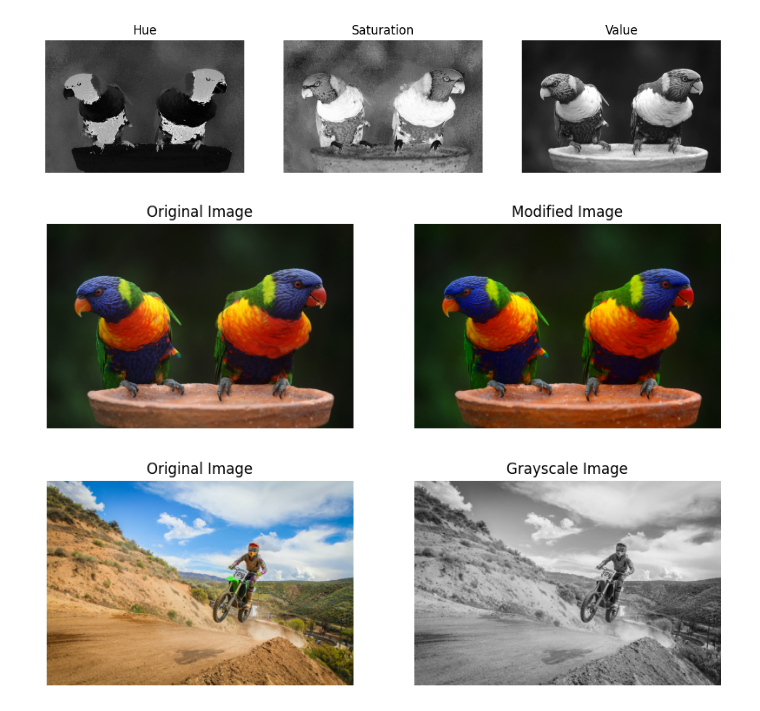
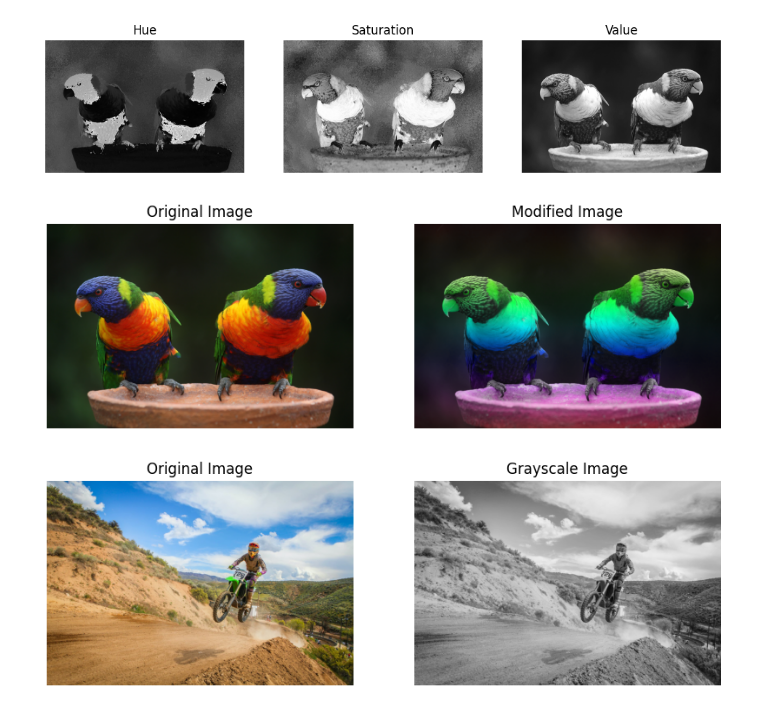
Before and after one commit to omarnust/ComputerVision, a Jupyter notebook: 02-color.ipynb, the cells around one changed output. Saved outputs shown, nothing was run; the diff lists cells and outputs as text; code cells hidden in the pictures.

```diff
--- a/02-color.ipynb
+++ b/02-color.ipynb
@@ -101,38 +101,38 @@ image = cv2.imread('data/images/parrots.jpg')
 image_hsv = cv2.cvtColor(image, cv2.COLOR_BGR2HSV)
 
 # Split the HSV image into its three channels
 hue_channel, saturation_channel, value_channel = cv2.split(image_hsv)
 
 #  Modify the channel [hue range is [0,179] in opencv]
-modified_channel = np.clip(1.5 * saturation_channel, 0, 255).astype(np.uint8)
+#modified_channel = np.clip(2.5 * saturation_channel, 0, 255).astype(np.uint8)
 #modified_channel = np.clip(1.5 * value_channel, 0, 255).astype(np.uint8)
-#modified_channel = np.repeat(np.linspace(0,179,image.shape[0]).reshape(-1,1), image.shape[1], 1).astype(np.uint8)
+modified_channel = np.repeat(np.linspace(0,179,image.shape[0]).reshape(-1,1), image.shape[1], 1).astype(np.uint8)
 #modified_channel = 80*np.ones(image.shape[0:2]).astype(np.uint8)
 
 # Merge the modified channels back into an HSV image
-modified_hsv_image = cv2.merge([hue_channel, modified_channel, value_channel])
+#modified_hsv_image = cv2.merge([hue_channel, modified_channel, value_channel])
 #modified_hsv_image = cv2.merge([hue_channel, saturation_channel, modified_channel])
-#modified_hsv_image = cv2.merge([modified_channel, saturation_channel, value_channel])
+modified_hsv_image = cv2.merge([modified_channel, saturation_channel, value_channel])
 
 # Convert the modified HSV image back to BGR color space
 modified_image = cv2.cvtColor(modified_hsv_image, cv2.COLOR_HSV2BGR)
 
 # Display the original and modified images side by side
 plt.figure(figsize=(10, 5))
 
 plt.subplot(1, 2, 1)
 plt.imshow(cv2.cvtColor(image, cv2.COLOR_BGR2RGB))
 plt.title('Original Image')
 plt.axis('off')
 
 plt.subplot(1, 2, 2)
 plt.imshow(cv2.cvtColor(modified_image, cv2.COLOR_BGR2RGB))
 plt.title('Modified Image')
 plt.axis('off')
 
 plt.show()
 # %% [output]
-[figure, old version]
+[figure, new version]
 # %%
 # Read the image using cv2
 image = cv2.imread('data/images/motorbike.jpeg')
```
Also changed, not shown: parts of 2 cells of this notebook.
